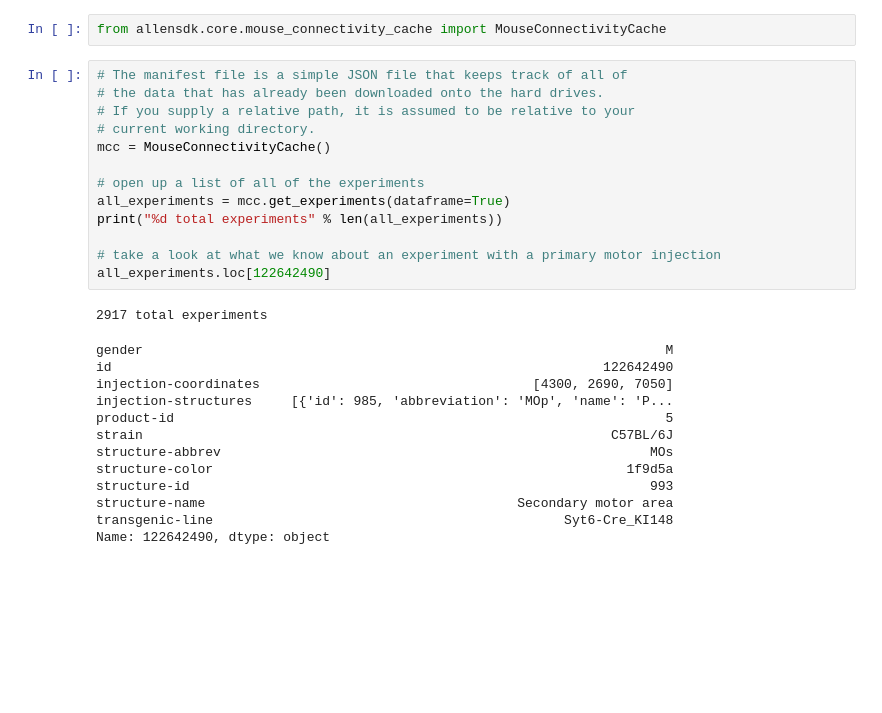
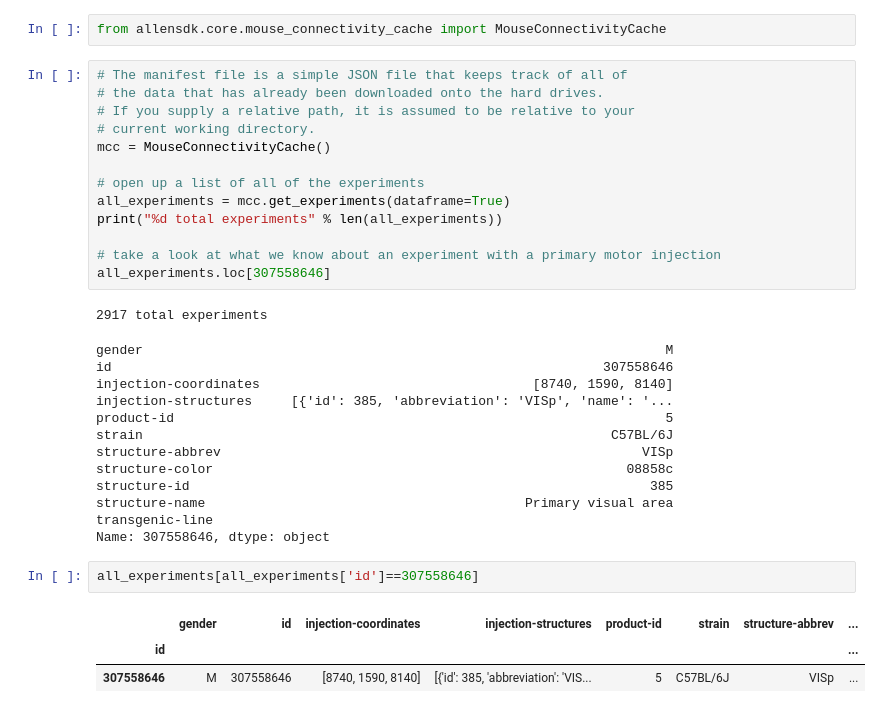
Before and after one commit to ikharitonov/allen-data-mining, a Jupyter notebook: data_retrieval_first_example.ipynb, the cells around one changed output. Drawn from its saved outputs; the diff is of its cells as text; blank space fills up the shorter version.

```diff
--- a/data_retrieval_first_example.ipynb
+++ b/data_retrieval_first_example.ipynb
@@ -16,18 +16,24 @@ all_experiments = mcc.get_experiments(dataframe=True)
 print("%d total experiments" % len(all_experiments))
 
 # take a look at what we know about an experiment with a primary motor injection
-all_experiments.loc[122642490]
+all_experiments.loc[307558646]
 # %% [output]
 2917 total experiments
 gender                                                                   M
-id                                                               122642490
-injection-coordinates                                   [4300, 2690, 7050]
-injection-structures     [{'id': 985, 'abbreviation': 'MOp', 'name': 'P...
+id                                                               307558646
+injection-coordinates                                   [8740, 1590, 8140]
+injection-structures     [{'id': 385, 'abbreviation': 'VISp', 'name': '...
 product-id                                                               5
 strain                                                            C57BL/6J
-structure-abbrev                                                       MOs
-structure-color                                                     1f9d5a
-structure-id                                                           993
-structure-name                                        Secondary motor area
-transgenic-line                                             Syt6-Cre_KI148
-Name: 122642490, dtype: object
+structure-abbrev                                                      VISp
+structure-color                                                     08858c
+structure-id                                                           385
+structure-name                                         Primary visual area
+transgenic-line
+Name: 307558646, dtype: object
+# %%
+all_experiments[all_experiments['id']==307558646]
+# %% [output]
+|  | gender | id | injection-coordinates | injection-structures | product-id | strain | structure-abbrev | ... |
+| id |  |  |  |  |  |  |  | ... |
+| 307558646 | M | 307558646 | [8740, 1590, 8140] | [{'id': 385, 'abbreviation': 'VIS... | 5 | C57BL/6J | VISp | ... |
```
Also changed, not shown: parts of 6 cells of this notebook, 3 other files.
